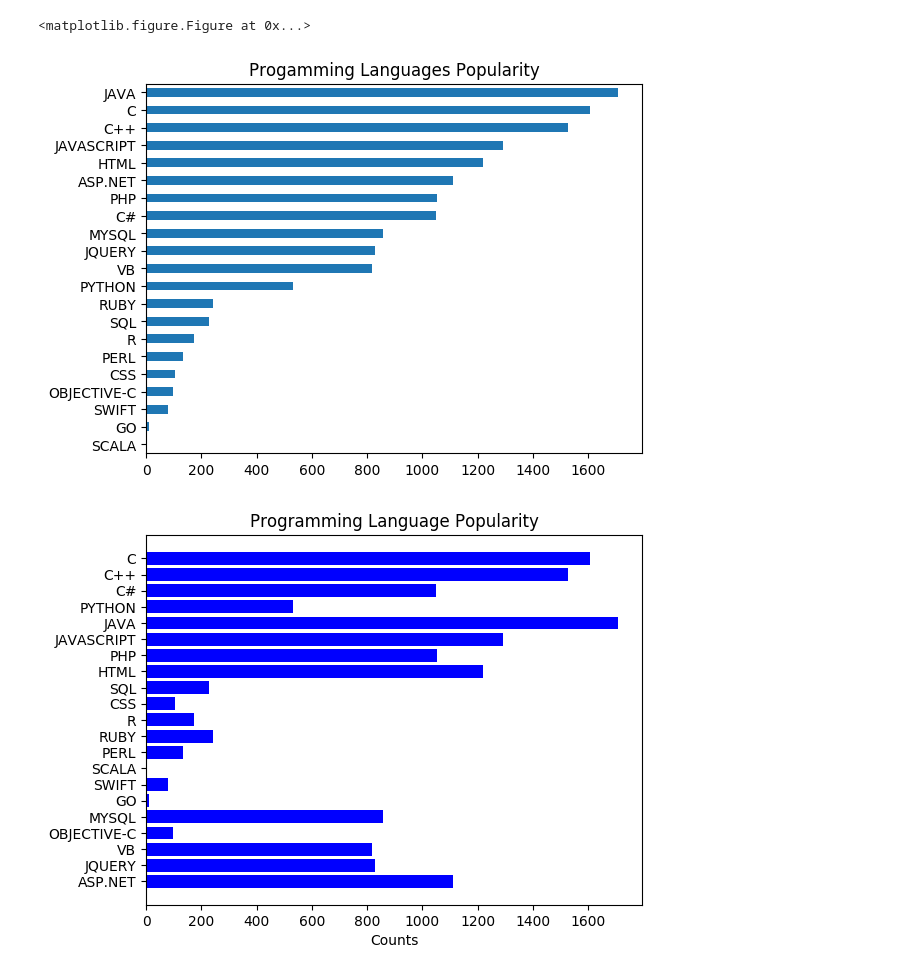
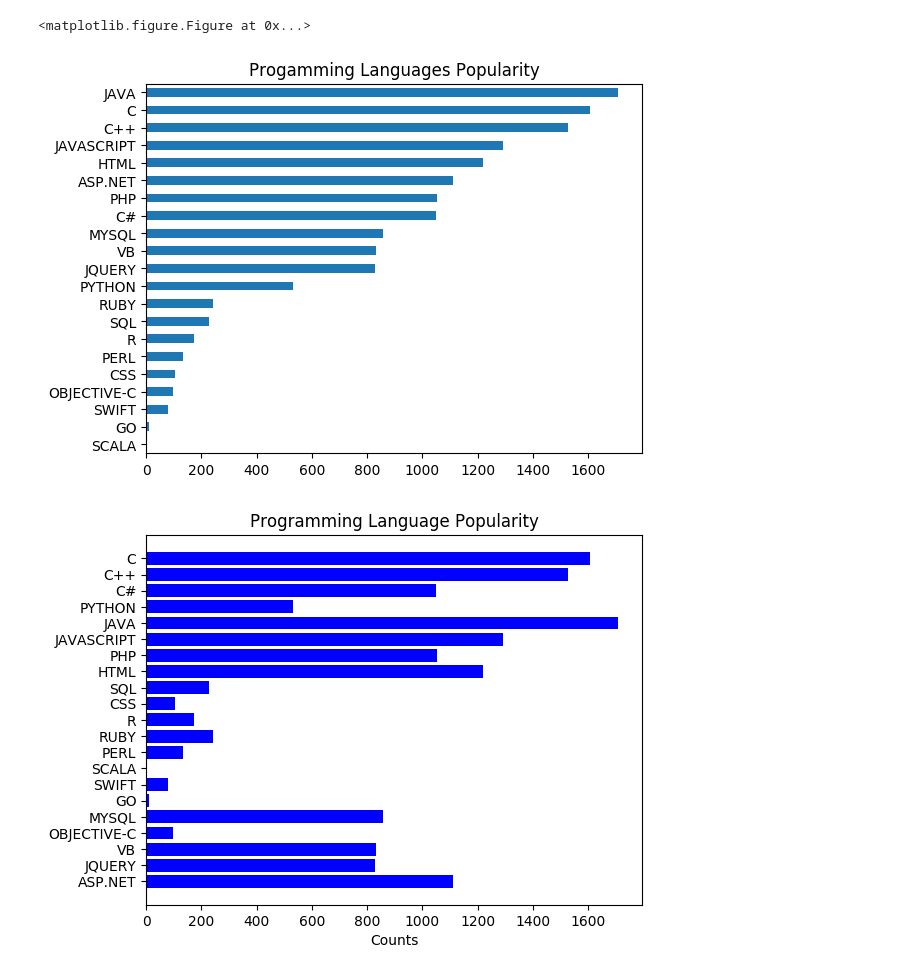
Before and after one commit to SonyChan0807/III, a Jupyter notebook: Python/job_wc/code/Plot_chart.ipynb, the cells around one changed output. Cells and saved outputs as stored; diff of their text form; code cells hidden in the pictures.

```diff
--- a/Python/job_wc/code/Plot_chart.ipynb
+++ b/Python/job_wc/code/Plot_chart.ipynb
@@ -16,6 +16,8 @@ all_result = {key.upper():0 for key in language}
 asp_regex = '.net|ASP'
 c_sharp_regex = 'C#.NET'
 vb_regex = 'VB.NET|VBA|Visual basic|visual'
+objc_regex = 'object c'
+
 for file in files:
 #     print(file)
     with open(file, 'r', encoding='utf-8') as f:
@@ -33,6 +35,8 @@ for file in files:
                 all_result['C#'] += int(result[key])
             if re.match(vb_regex, key, re.IGNORECASE):
                 all_result['VB'] += int(result[key])
+            if re.match(objc_regex, key, re.IGNORECASE):
+                all_result['VB'] += int(result[key])
 # %%
 # Method-1
 
@@ -87,34 +112,34 @@ sort_df2.plot(kind='barh', title='Progamming Languages Popularity', fontsize=10,
 plt.show()
 # %% [output]
 <matplotlib.figure.Figure at 0x...>
-[figure, old version]
+[figure, new version]
 # %%
 # Method-3
 import matplotlib.pyplot as plt
 import numpy as np
 
 sorted_result = sorted(all_result.items(), key=lambda x:x[1], reverse=True)
 
 Languages = [key for key in all_result.keys()]
 Counts = [value for value in all_result.values()]
 
 plt.rcdefaults()
 fig, ax = plt.subplots()
 
 
 
-lang = tuple(Languages)
+lang = Languages
 y_pos = np.arange(len(Languages))
 # error = np.random.rand(len(Languages))
 
 ax.barh(y_pos, Counts, align='center',
         color='blue', ecolor='black')
 ax.set_yticks(y_pos)
 ax.set_yticklabels(lang)
 ax.invert_yaxis()  # labels read top-to-bottom
 ax.set_xlabel('Counts')
 ax.set_title('Programming Language Popularity')
 
 plt.show()
 # %% [output]
-[figure, old version]
+[figure, new version]
```
Also changed, not shown: parts of 3 cells of this notebook, 4 other files.
